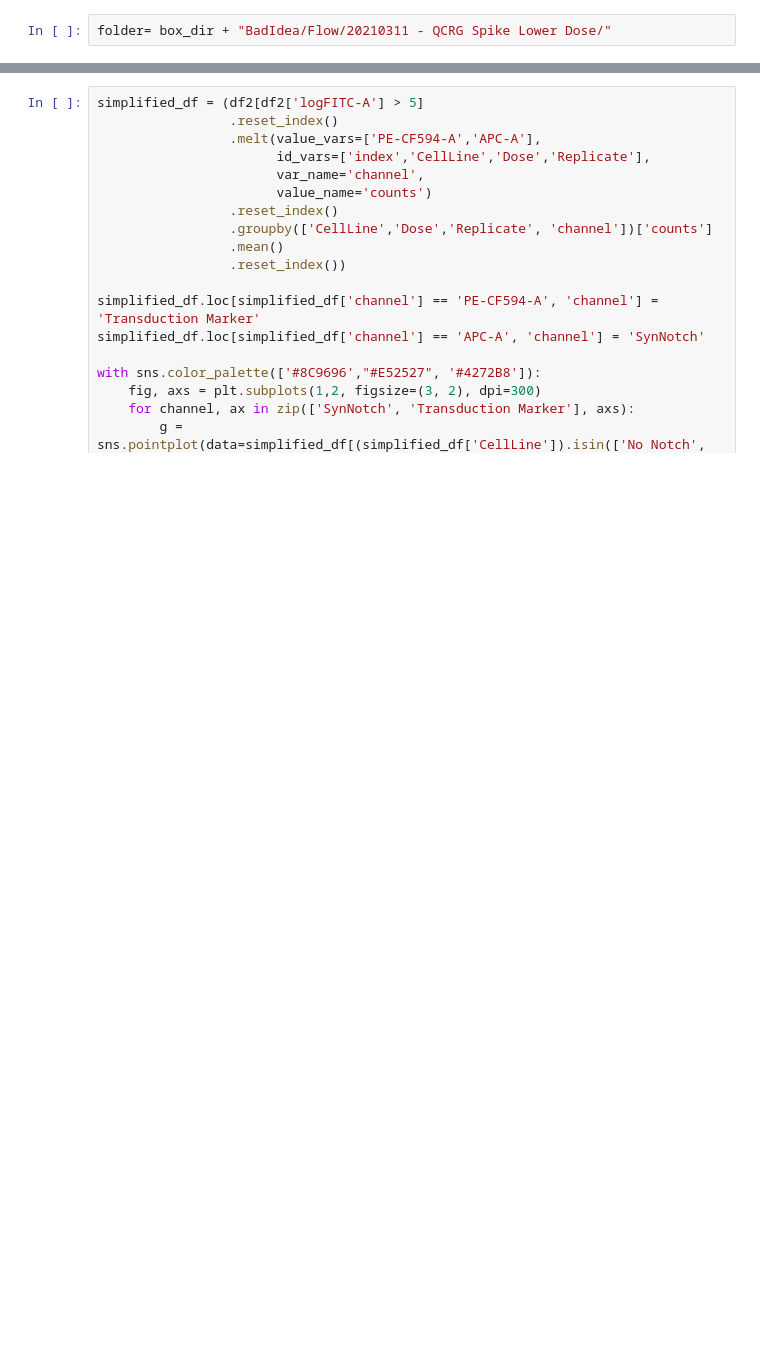
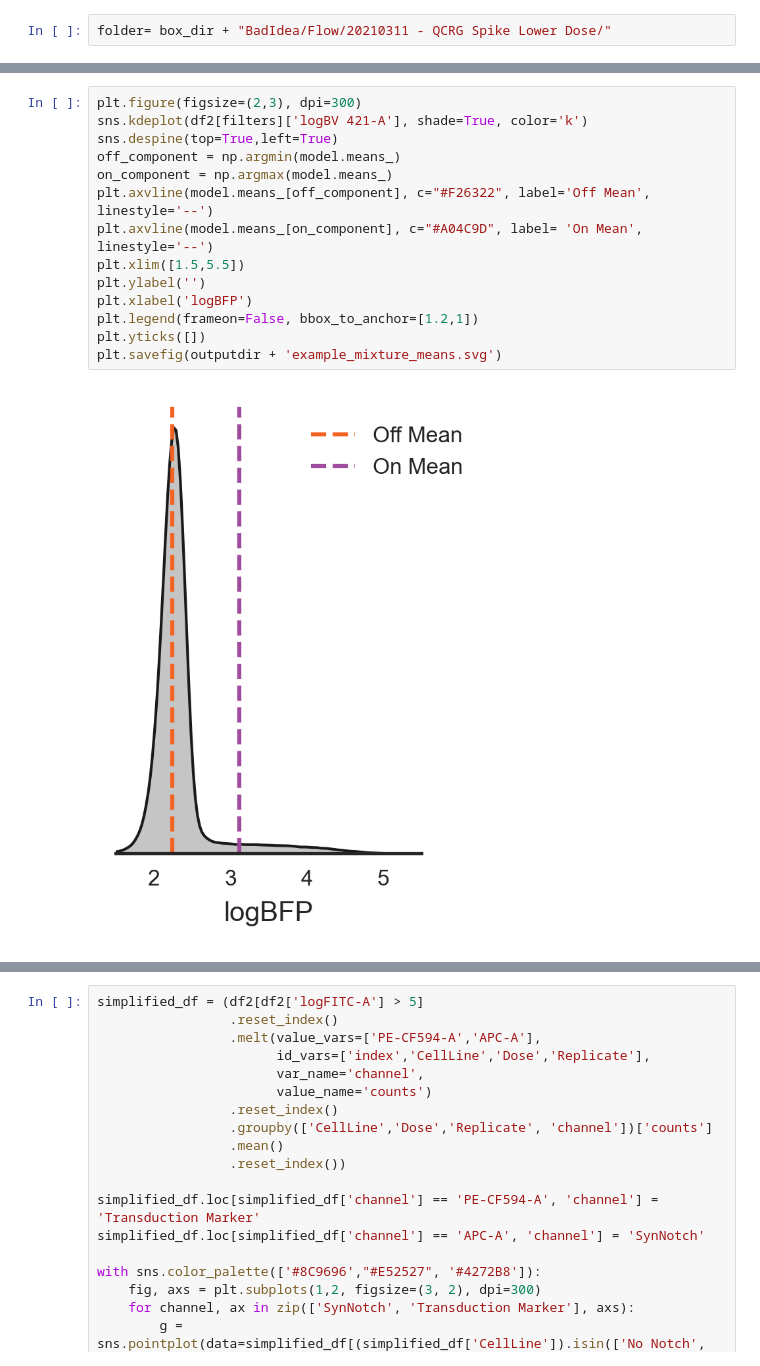
Before and after one commit to weinberz/sarsnotch, a Jupyter notebook: Fig 1 20210311 - QCRG Spike Low Dose.ipynb, the cells around one changed output, grey strips where cells are left out. Cells and saved outputs as stored; diff of their text form; blank space fills up the shorter version.

```diff
--- a/Fig 1 20210311 - QCRG Spike Low Dose.ipynb
+++ b/Fig 1 20210311 - QCRG Spike Low Dose.ipynb
@@ -234,0 +136,16 @@ plt.savefig(outputdir + 'triplicate_dose.svg')
+# %%
+plt.figure(figsize=(2,3), dpi=300)
+sns.kdeplot(df2[filters]['logBV 421-A'], shade=True, color='k')
+sns.despine(top=True,left=True)
+off_component = np.argmin(model.means_)
+on_component = np.argmax(model.means_)
+plt.axvline(model.means_[off_component], c="#F26322", label='Off Mean', linestyle='--')
+plt.axvline(model.means_[on_component], c="#A04C9D", label= 'On Mean', linestyle='--')
+plt.xlim([1.5,5.5])
+plt.ylabel('')
+plt.xlabel('logBFP')
+plt.legend(frameon=False, bbox_to_anchor=[1.2,1])
+plt.yticks([])
+plt.savefig(outputdir + 'example_mixture_means.svg')
+# %% [output]
+[figure, added]
```
Also changed, not shown: parts of 16 cells of this notebook, 15 other files.
